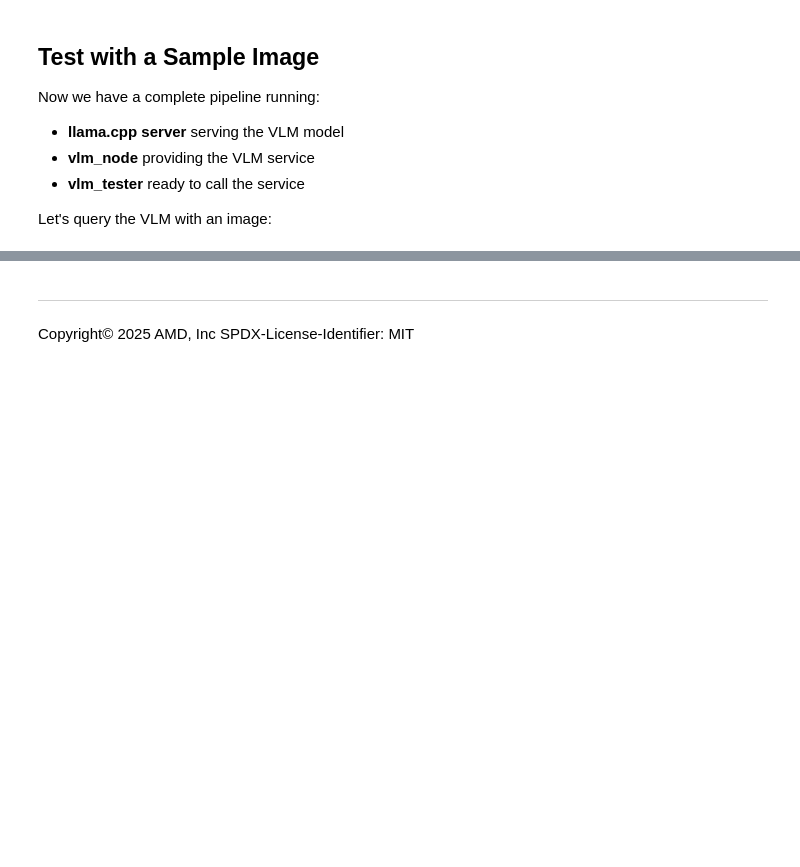
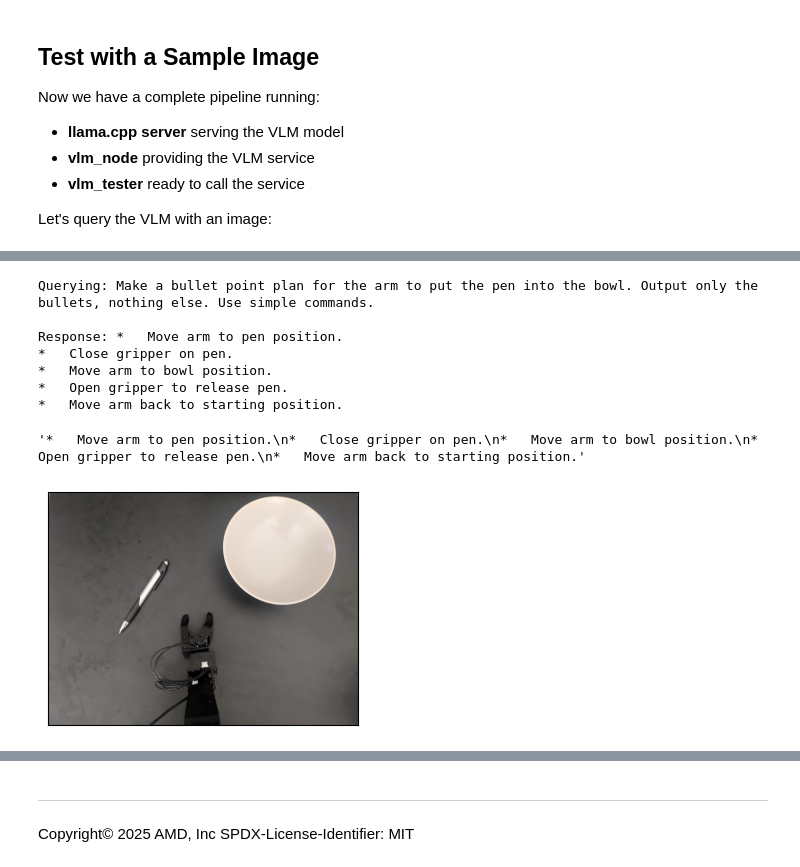
Before and after one commit to skalade/Ryzers, a Jupyter notebook: megadockers/gpu/notebooks/3_vlm_ros_integration.ipynb, the cells around one changed output, grey strips where cells are left out. Saved outputs shown, nothing was run; the diff lists cells and outputs as text; code cells hidden in the pictures; blank space fills up the shorter version.

```diff
--- a/megadockers/gpu/notebooks/3_vlm_ros_integration.ipynb
+++ b/megadockers/gpu/notebooks/3_vlm_ros_integration.ipynb
@@ -245,0 +265,13 @@ Response:  A pen, a plate, and a clamp lay on a table.
+# %%
+plot_image('images/pen_bowl.jpg')
+tester.query('images/pen_bowl.jpg', 'Make a bullet point plan for the arm to put the pen into the bowl. Output only the bullets, nothing else. Use simple commands.')
+# %% [output]
+Querying: Make a bullet point plan for the arm to put the pen into the bowl. Output only the bullets, nothing else. Use simple commands.
+
+Response: *   Move arm to pen position.
+*   Close gripper on pen.
+*   Move arm to bowl position.
+*   Open gripper to release pen.
+*   Move arm back to starting position.
+'*   Move arm to pen position.\n*   Close gripper on pen.\n*   Move arm to bowl position.\n*   Open gripper to release pen.\n*   Move arm back to starting position.'
+[figure, added]
```
Also changed, not shown: parts of 22 cells of this notebook, 1 other file.
